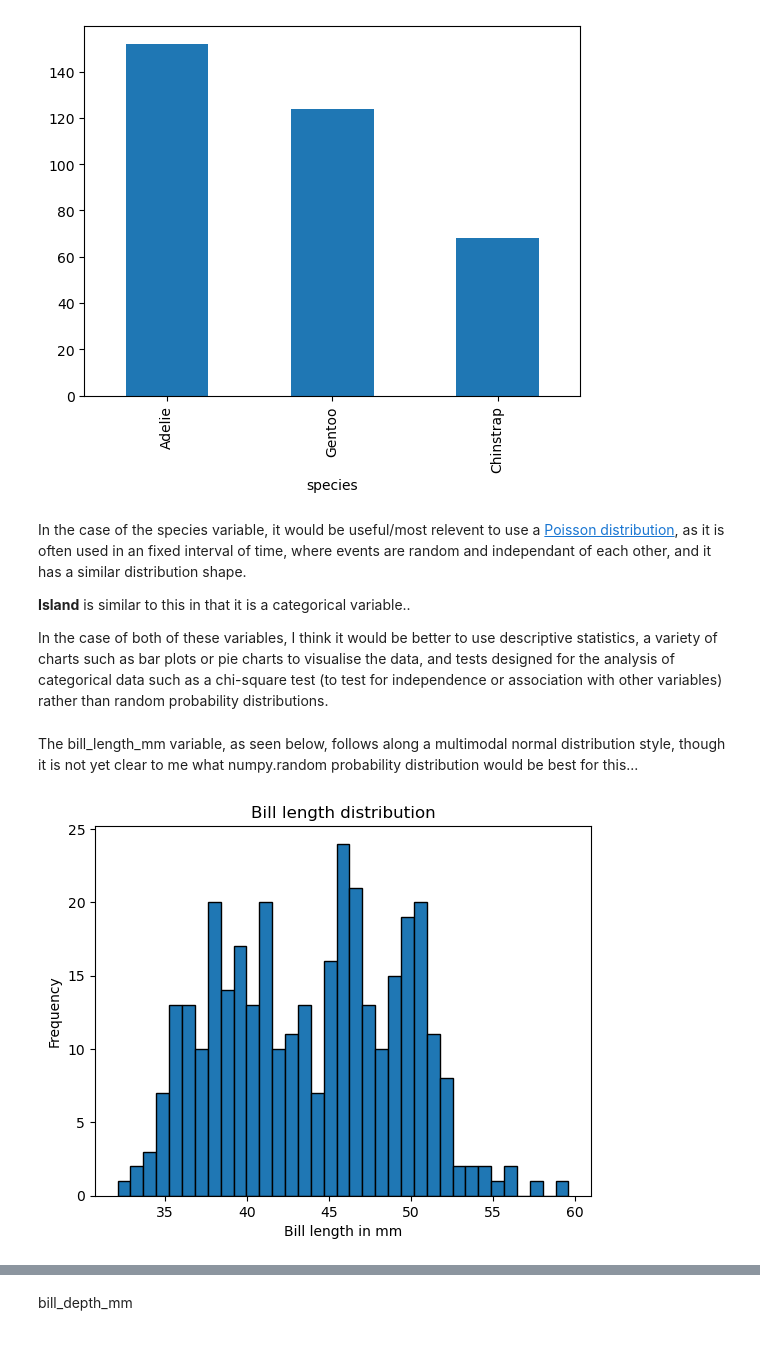
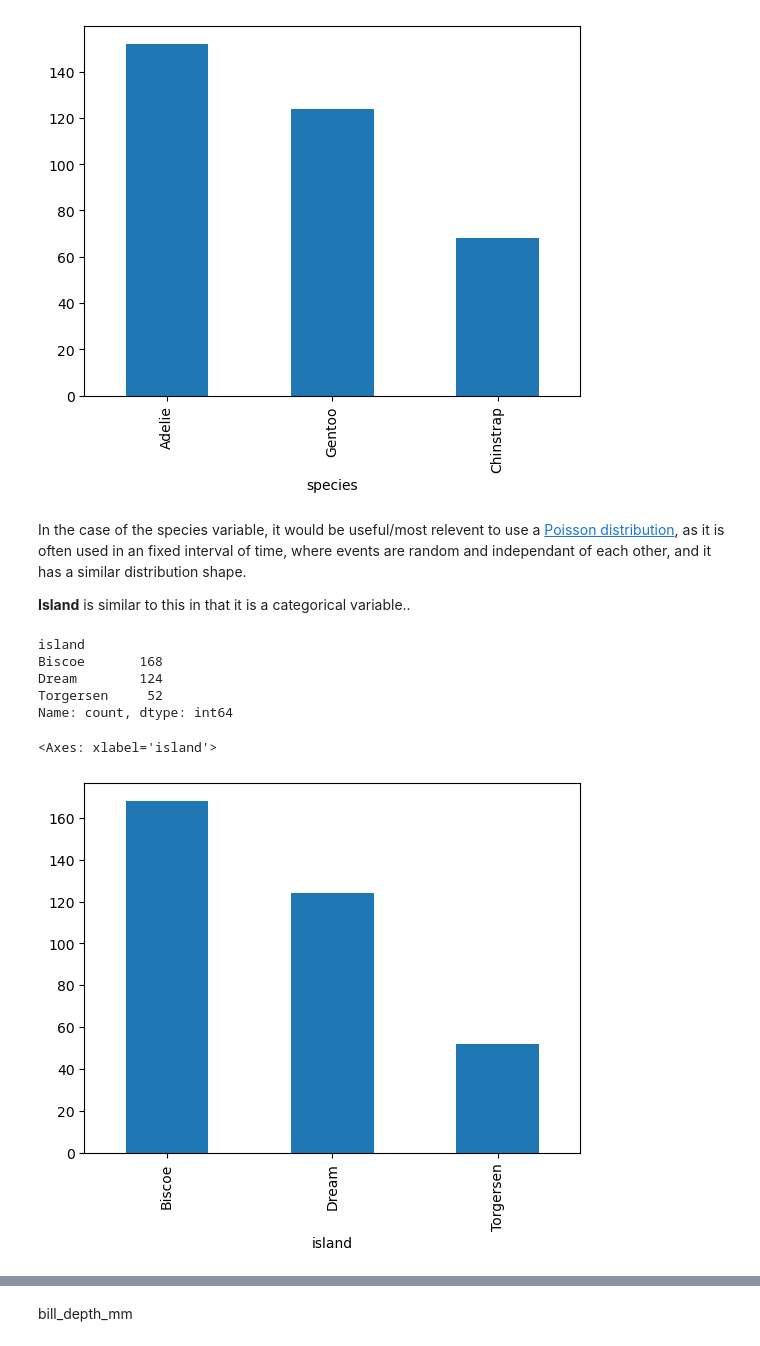
Before and after one commit to nexlanglxm/fundamentals-of-data-analysis, a Jupyter notebook: tasks.ipynb, the cells around one changed output, grey strips where cells are left out. Saved outputs shown, nothing was run; the diff lists cells and outputs as text; code cells hidden in the pictures.

```diff
--- a/tasks.ipynb
+++ b/tasks.ipynb
@@ -125,15 +136,17 @@ peng['species'].value_counts().plot(kind='bar')
 In the case of the species variable, it would be useful/most relevent to use a [Poisson distribution](https://numpy.org/doc/stable/reference/random/generated/numpy.random.Generator.poisson.html#numpy.random.Generator.poisson), as it is often used in an fixed interval of time, where events are random and independant of each other, and it has a similar distribution shape.
 
 **Island** is similar to this in that it is a categorical variable..
-
-In the case of both of these  variables, I think it would be better to use descriptive statistics, a variety of charts such as bar plots or pie charts to visualise the data, and tests designed for the analysis of categorical data such as a chi-square test (to test for independence or association with other variables) rather than random probability distributions.
-# %% [markdown]
-The bill_length_mm variable, as seen below, follows along a multimodal normal distribution style, though it is not yet clear to me what numpy.random probability distribution would be best for this...
-# %%
-plt.hist(peng['bill_length_mm'], bins = 35, edgecolor='black')
-plt.xlabel('Bill length in mm')
-plt.ylabel('Frequency')
-plt.title('Bill length distribution')
-plt.show()
-# %% [output]
-[figure, removed]
+# %%
+island_counts = peng['island'].value_counts()
+print(island_counts)
+# %% [output]
+island
+Biscoe       168
+Dream        124
+Torgersen     52
+Name: count, dtype: int64
+# %%
+island_counts.plot(kind='bar')
+# %% [output]
+<Axes: xlabel='island'>
+[figure, added]
```
Also changed, not shown: parts of 22 cells of this notebook.
